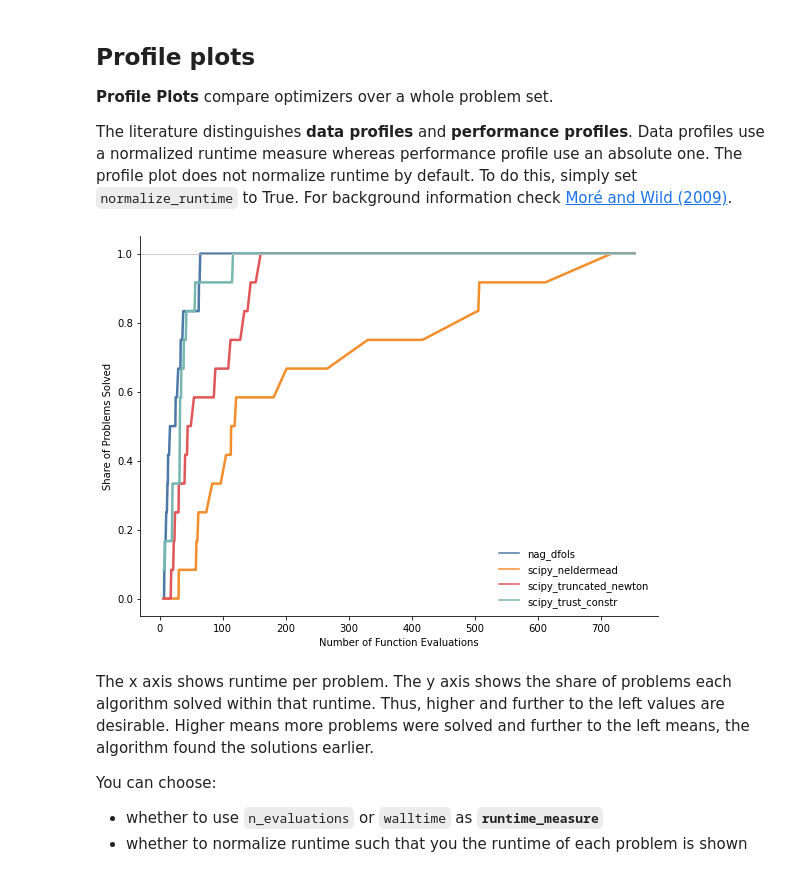
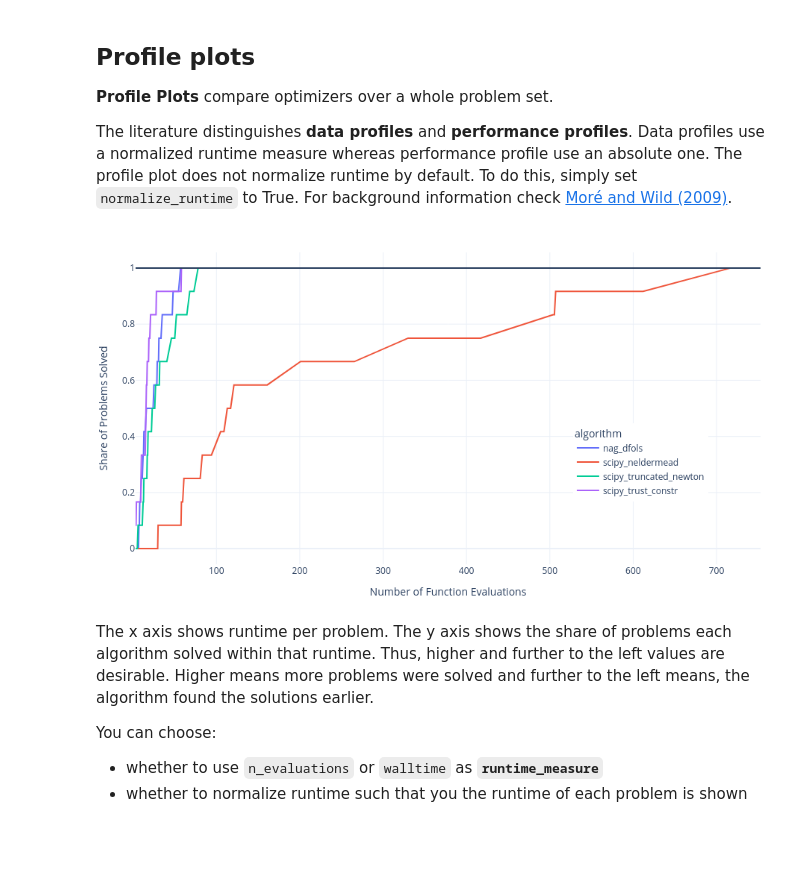
Before and after one commit to optimagic-dev/optimagic, a Jupyter notebook: docs/source/how_to_guides/optimization/how_to_benchmark_optimization_algorithms.ipynb, the cells around one changed output. Cells and saved outputs as stored; diff of their text form; code cells hidden in the pictures; blank space fills up the shorter version.

```diff
--- a/docs/source/how_to_guides/optimization/how_to_benchmark_optimization_algorithms.ipynb
+++ b/docs/source/how_to_guides/optimization/how_to_benchmark_optimization_algorithms.ipynb
@@ -55,12 +55,17 @@ The literature distinguishes **data profiles** and **performance profiles**. Dat
 # %%
 from estimagic import profile_plot
 
 fig = profile_plot(
     problems=problems,
     results=results,
 )
+
+fig = fig.update_layout(
+    height=500, width=900, legend=dict(yanchor="bottom", y=0.2, xanchor="left", x=0.7)
+)
+fig.show(renderer="png")
 # %% [output]
-[figure, old version]
+[figure, new version]
 # %% [markdown]
 The x axis shows runtime per problem. The y axis shows the share of problems each algorithm solved within that runtime. Thus, higher and further to the left values are desirable. Higher means more problems were solved and further to the left means, the algorithm found the solutions earlier.
 
```
Also changed, not shown: parts of 3 cells of this notebook, 24 other files.
